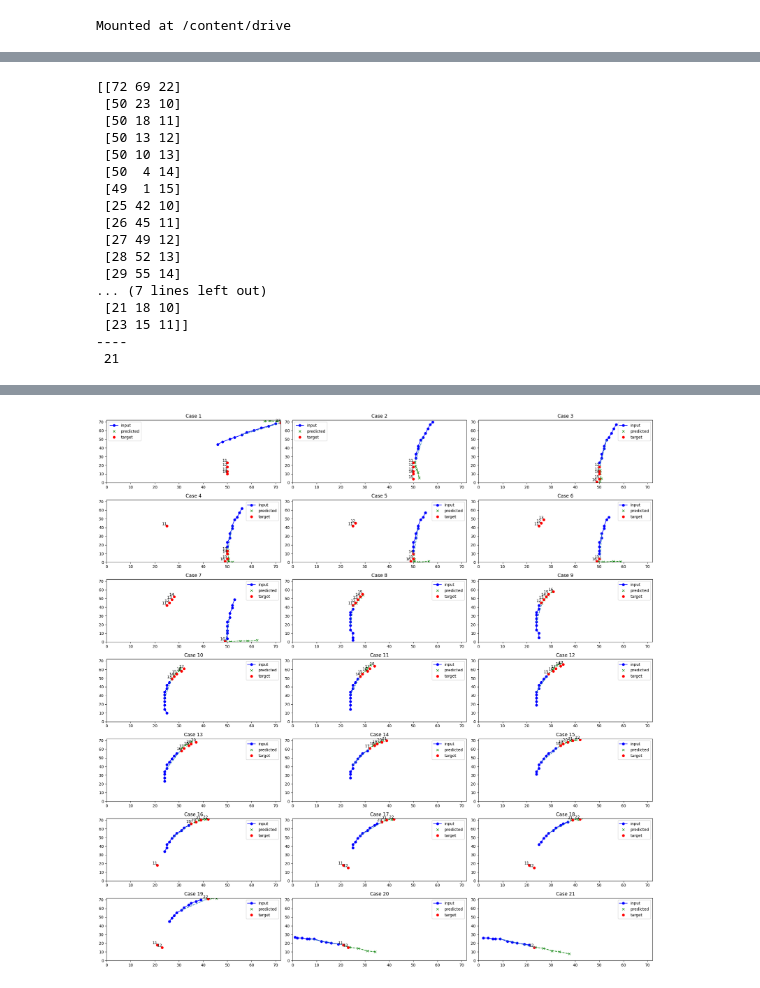
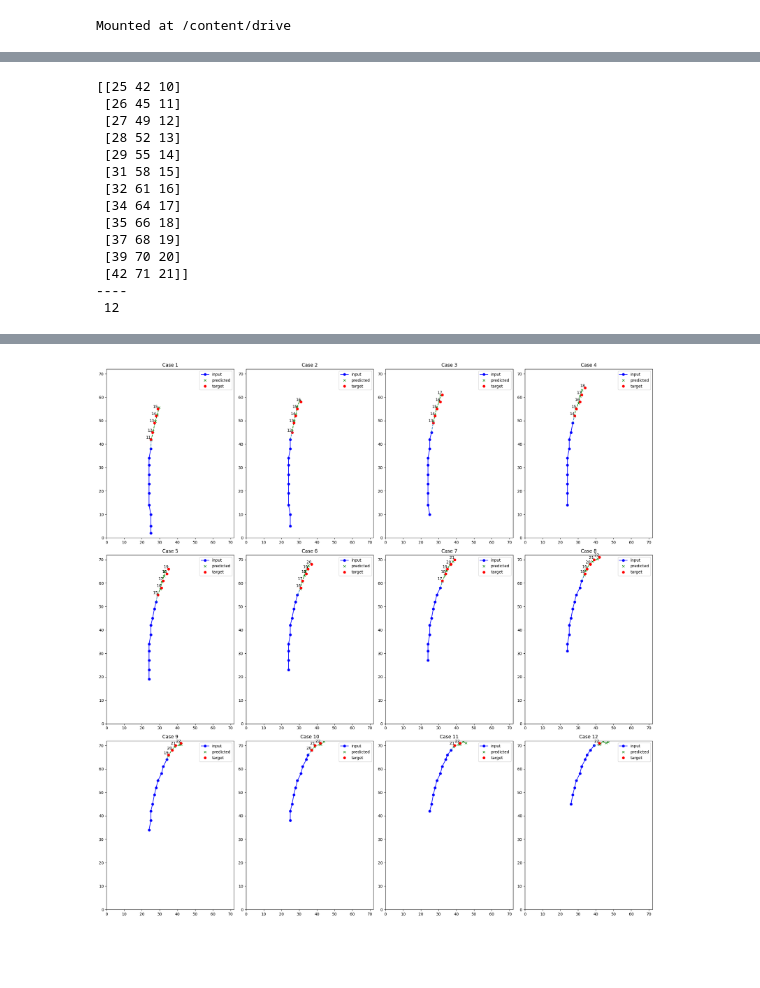
Before and after one commit to Yeon-ksy/Trajectory-Prediction-of-Objects, a Jupyter notebook: source/Primary_trajectory_test.ipynb, the cells around one changed output, grey strips where cells are left out. Drawn from its saved outputs; the diff is of its cells as text; code cells hidden in the pictures; blank space fills up the shorter version.

Commit message:
update GRU Model

```diff
--- a/source/Primary_trajectory_test.ipynb
+++ b/source/Primary_trajectory_test.ipynb
@@ -13,7 +13,7 @@ import keras
 import pandas as pd
 # %%
 # 데이터 불러오기
-data = pd.read_csv('/content/drive/MyDrive/trajectory_dataset_transformed.csv')
+data = pd.read_csv('/home/siwon/dev/Deeplearning-6/data/trajectory_dataset_transformed.csv')
 data = data.iloc[:, :4]  # 데이터의 첫 4개 열만 사용
 
 # 입력 데이터와 타겟 데이터로 나누기
@@ -77,5 +77,5 @@ model.save('content/drive/MyDrive/first_model.h5')
 # %%
 ## model load
 from keras.models import load_model
-model = load_model('/home/siwon/dev/Deeplearning-6/model/first_model.h5')
+model = load_model('/home/siwon/dev/Deeplearning-6/model/second_model.h5')
 # %% [output]
@@ -119,26 +150,23 @@ for i in range(10):
 [figure]
 [figure]
 # %%
-test_target = target_data[3412:3433]
+test_target = target_data[3419:3431]
 print(test_target, "\n----\n", len(test_target))
 # %% [output]
-[[72 69 22]
- [50 23 10]
- [50 18 11]
- [50 13 12]
- [50 10 13]
- [50  4 14]
- [49  1 15]
- [25 42 10]
+[[25 42 10]
  [26 45 11]
  [27 49 12]
  [28 52 13]
  [29 55 14]
-... (7 lines left out)
- [21 18 10]
- [23 15 11]]
+ [31 58 15]
+ [32 61 16]
+ [34 64 17]
+ [35 66 18]
+ [37 68 19]
+ [39 70 20]
+ [42 71 21]]
 ----
- 21
+ 12
 # %%
 # 주어진 입력 데이터에서 연속적으로 다음 위치 예측 함수
 def predict_next_positions(model, input_data, num_steps):
@@ -156,16 +184,16 @@ def predict_next_positions(model, input_data, num_steps):
     return np.array(predicted_positions)
 
 # 테스트 데이터 예측
-test_input = input_data[3412:3433]
-test_target = target_data[3412:3433]
+test_input = input_data[3419:3431]
+test_target = target_data[3419:3431]
 
 # 예측할 위치의 개수
 num_steps = 5
 
-fig, axes = plt.subplots(7, 3, figsize=(20, 20))
+fig, axes = plt.subplots(3, 4, figsize=(20, 20))
 axes = axes.ravel()
 
-for i in range(21):
+for i in range(12):
     # 테스트 데이터를 사용하여 연속적으로 다음 위치 예측
     predicted_positions = predict_next_positions(model, test_input[i:i+1], num_steps)
 
@@ -191,7 +219,7 @@ for i in range(21):
         prev_targeted = test_target[j-1]
 
 
-    axes[i].plot((test_input[i, 4, 0], predicted_positions[0][0]), (test_input[i, 4, 1],predicted_positions[0][1]), '--')
+    axes[i].plot((test_input[i, 9, 0], predicted_positions[0][0]), (test_input[i, 9, 1],predicted_positions[0][1]), '--')
     axes[i].set_xlim([0, 72])
     axes[i].set_ylim([0, 72])
     axes[i].set_title('Case {}'.format(i + 1))
@@ -220,4 +248,4 @@ plt.show()
-[figure, old version]
+[figure, new version]
 # %%
 import imageio
 from IPython.display import Image
```
Also changed, not shown: parts of 5 cells of this notebook, 4 other files.
